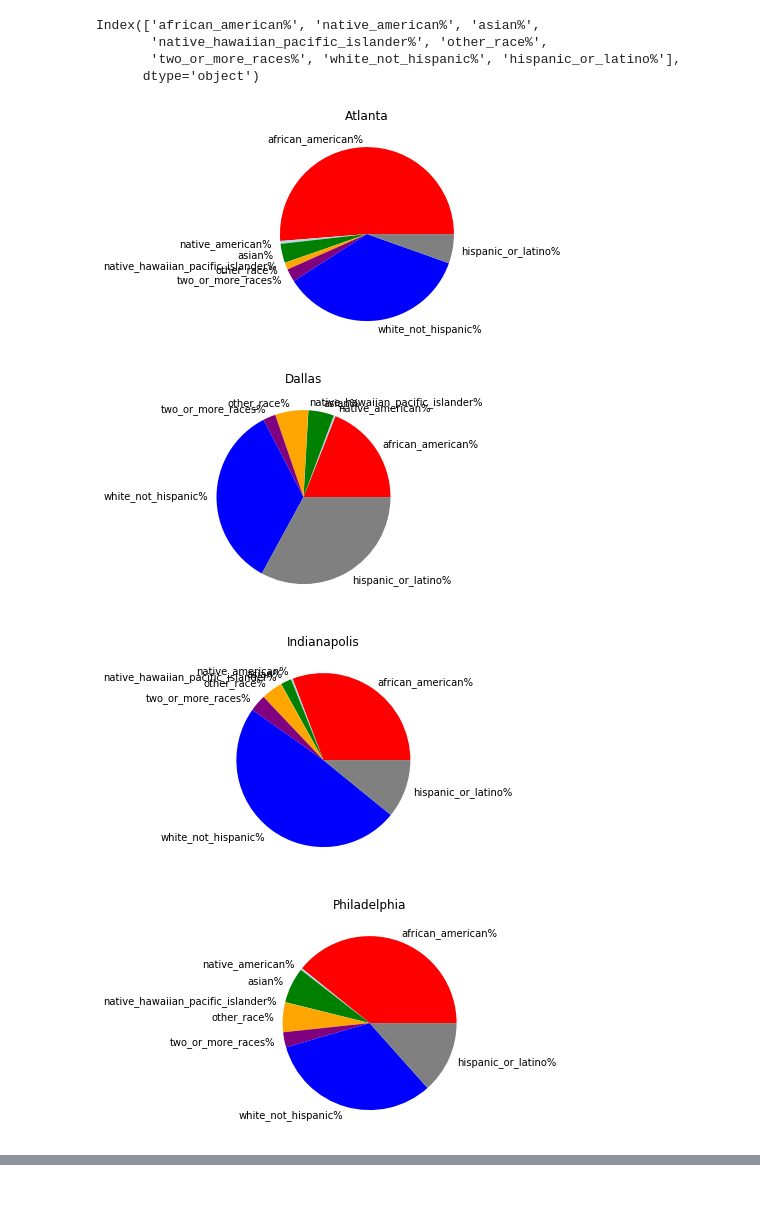
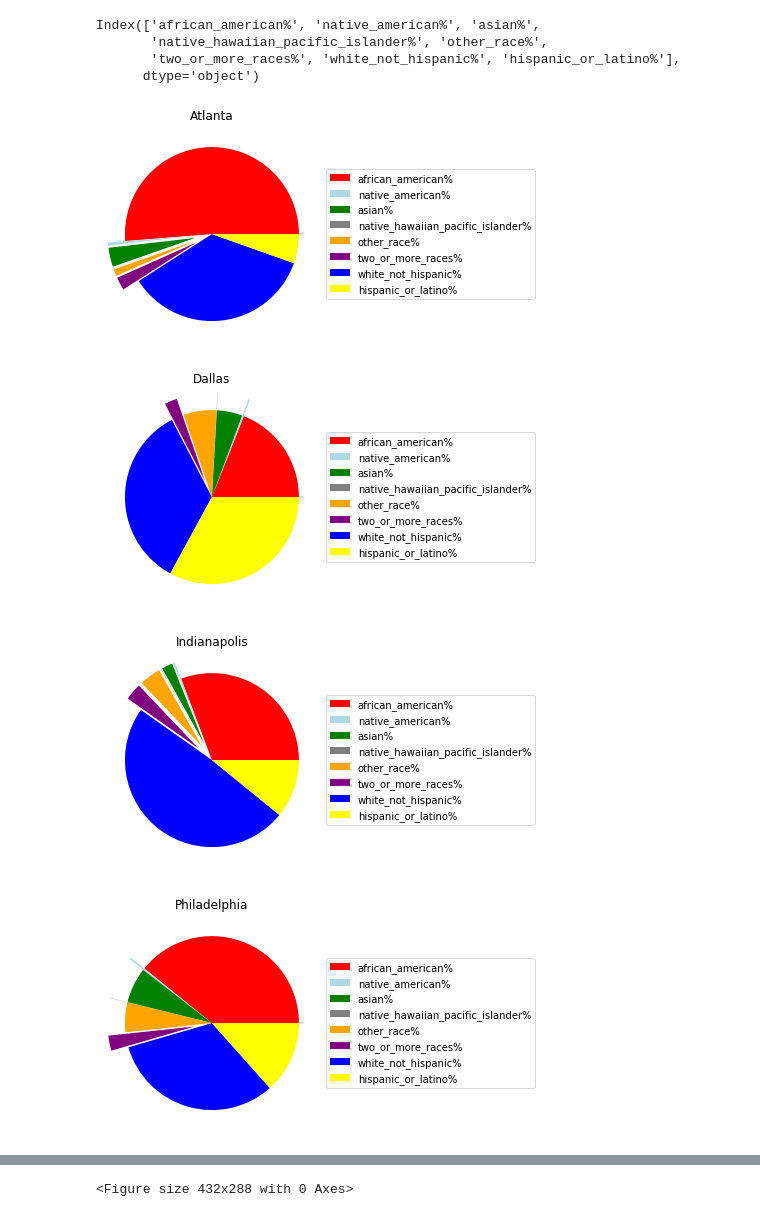
Before and after one commit to DPintacasi/teamcobra_project1, a Jupyter notebook: Scripts/census_analysis.ipynb, the cells around one changed output, grey strips where cells are left out. Cells and saved outputs as stored; diff of their text form; code cells hidden in the pictures.

```diff
--- a/Scripts/census_analysis.ipynb
+++ b/Scripts/census_analysis.ipynb
@@ -58,14 +50,18 @@ Index(['african_american%', 'native_american%', 'asian%',
 # %%
 labels = bycity.columns[13:]
 explode = (0,1,1,1,1,0,0,0)
-colours = ('red','lightblue','green','yellow','orange','purple','blue','grey')
+colours = ('red','lightblue','green','grey','orange','purple','blue','yellow')
 for i,row in bycity.iterrows():
     sizes = row[13:]
-    plt.pie(sizes,labels = labels, colors = colours)
+    explode = row[13:].apply(lambda x:x < 0.05)
+    explode = explode.apply(lambda x:0.2 if x == True else 0)
+    plt.pie(sizes,colors = colours, explode = explode)
+    plt.legend(labels, loc = 'center left',bbox_to_anchor=(1, 0, 0.5, 1))
     plt.title(i)
     plt.show()
+    plt.savefig(f"../Output/{i}_race_piechart")
 # %% [output]
-[figure, old version]
+[figure, new version]
-[figure, old version]
+[figure, new version]
-[figure, old version]
+[figure, new version]
-[figure, old version]
+[figure, new version]
@@ -72,0 +69 @@ for i,row in bycity.iterrows():
+<Figure size 432x288 with 0 Axes>
```
Also changed, not shown: parts of 3 cells of this notebook, 6 other files.
